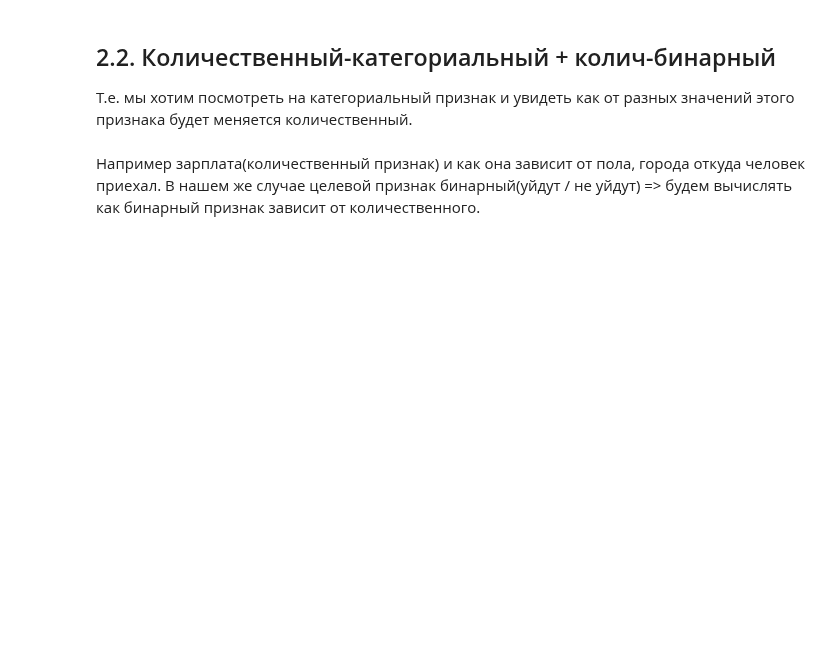
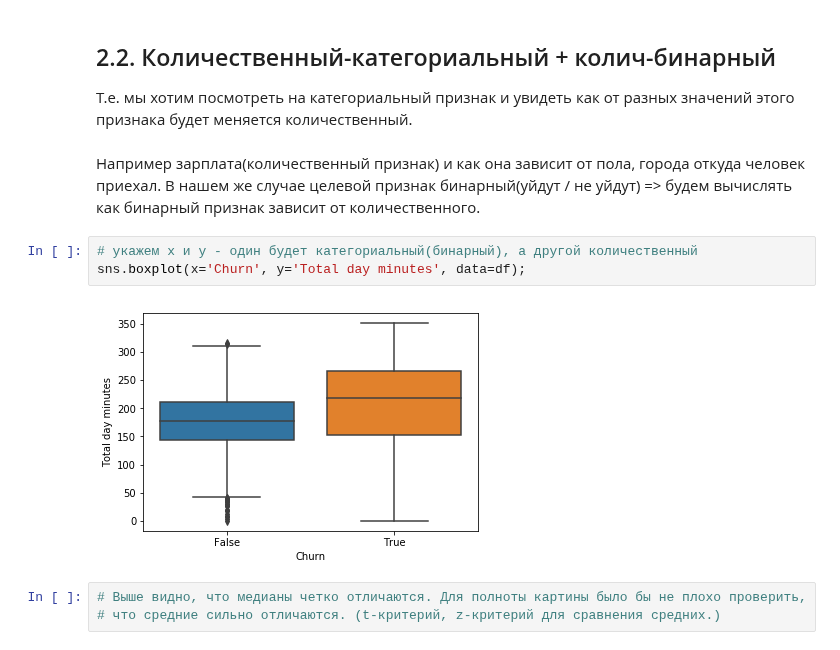
Before and after one commit to disp1air/Linal_ML, a Jupyter notebook: open_ds/2/ex_1.ipynb, the cells around one changed output. Drawn from its saved outputs; the diff is of its cells as text; blank space fills up the shorter version.

Commit message:
last commit about visualization

```diff
--- a/open_ds/2/ex_1.ipynb
+++ b/open_ds/2/ex_1.ipynb
@@ -209,3 +209,11 @@ sns.heatmap(df.corr());
 Например зарплата(количественный признак) и как она зависит от пола, города откуда человек приехал.
 В нашем же случае целевой признак бинарный(уйдут / не уйдут) => будем вычислять как бинарный признак зависит
 от количественного.
+# %%
+# укажем x и y - один будет категориальный(бинарный), а другой количественный
+sns.boxplot(x='Churn', y='Total day minutes', data=df);
+# %% [output]
+[figure, added]
+# %%
+# Выше видно, что медианы четко отличаются. Для полноты картины было бы не плохо проверить,
+# что средние сильно отличаются. (t-критерий, z-критерий для сравнения средних.)
```
Also changed, not shown: parts of 7 cells of this notebook, 2 other files.
